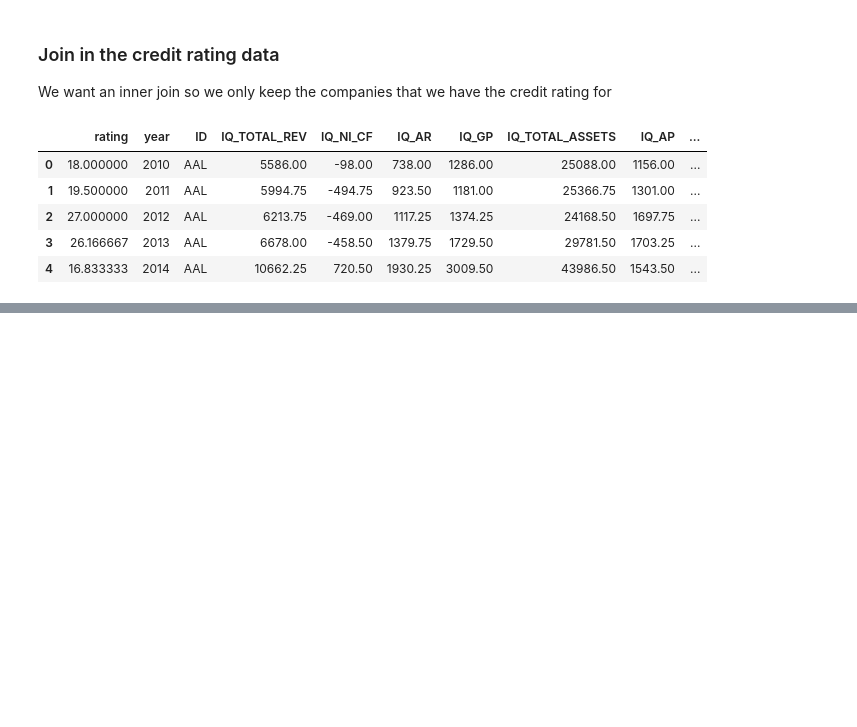
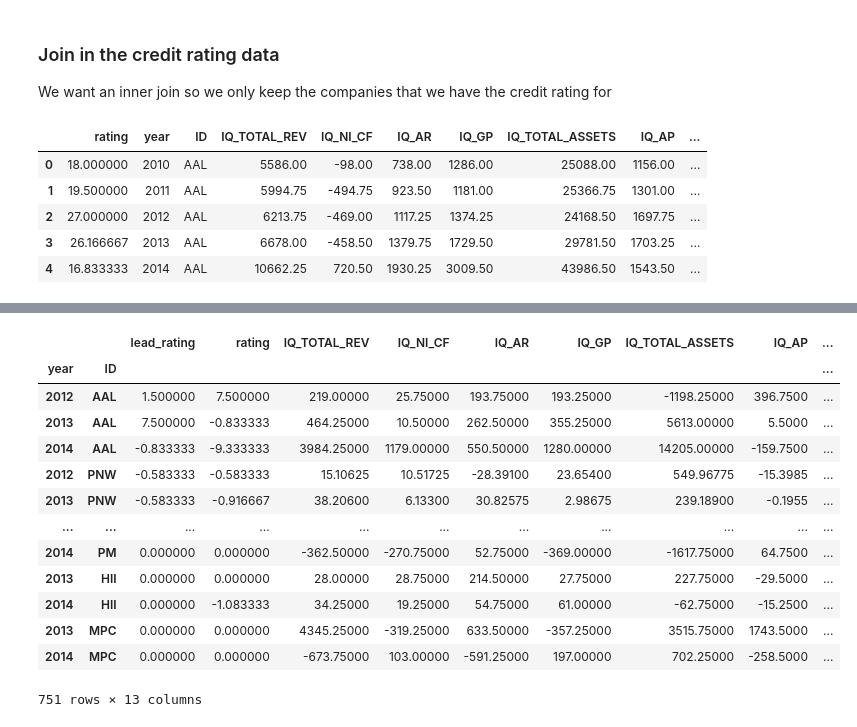
Before and after one commit to yedidv/credit_rating_predictions, a Jupyter notebook: model.ipynb, the cells around one changed output, grey strips where cells are left out. Cells and saved outputs as stored; diff of their text form; code cells hidden in the pictures; blank space fills up the shorter version.

```diff
--- a/model.ipynb
+++ b/model.ipynb
@@ -139,2 +125,26 @@ train_x, test_x, train_y, test_y = train_test_split(
+# %%
+from sklearn.model_selection import train_test_split
+
+## Split into x and y
+x = tot_df_clean.drop(['lead_rating'], axis = 1)
+
+lead_rating = tot_df_clean['lead_rating'].to_numpy()
+
+lead_rating[lead_rating == 0] = 0
+lead_rating[(lead_rating > 0) & (lead_rating <= 1)] = 1
+lead_rating[(lead_rating < 0) & (lead_rating >= -1)] = -1
+lead_rating[lead_rating > 1] = 2
+lead_rating[lead_rating < -1] = -2
+tot_df_clean['lead_rating'] = lead_rating
+
+y = tot_df_clean['lead_rating']
+
+
+## Normalize the data, but we don't need to normalize the
+## dependent variable
+x = (x - x.mean()) / (x.std())
+
+## We'll set aside 5% of the data for testing
+train_x, test_x, train_y, test_y = train_test_split(x, y, train_size = 0.95)
 # %%
 from sklearn.model_selection import RepeatedStratifiedKFold
@@ -164,0 +202,17 @@ print(score)
+# %%
+tot_df_clean
+# %% [output]
+|  |  | lead_rating | rating | IQ_TOTAL_REV | IQ_NI_CF | IQ_AR | IQ_GP | IQ_TOTAL_ASSETS | IQ_AP | ... |
+| year | ID |  |  |  |  |  |  |  |  | ... |
+| 2012 | AAL | 1.500000 | 7.500000 | 219.00000 | 25.75000 | 193.75000 | 193.25000 | -1198.25000 | 396.7500 | ... |
+| 2013 | AAL | 7.500000 | -0.833333 | 464.25000 | 10.50000 | 262.50000 | 355.25000 | 5613.00000 | 5.5000 | ... |
+| 2014 | AAL | -0.833333 | -9.333333 | 3984.25000 | 1179.00000 | 550.50000 | 1280.00000 | 14205.00000 | -159.7500 | ... |
+| 2012 | PNW | -0.583333 | -0.583333 | 15.10625 | 10.51725 | -28.39100 | 23.65400 | 549.96775 | -15.3985 | ... |
+| 2013 | PNW | -0.583333 | -0.916667 | 38.20600 | 6.13300 | 30.82575 | 2.98675 | 239.18900 | -0.1955 | ... |
+| ... | ... | ... | ... | ... | ... | ... | ... | ... | ... | ... |
+| 2014 | PM | 0.000000 | 0.000000 | -362.50000 | -270.75000 | 52.75000 | -369.00000 | -1617.75000 | 64.7500 | ... |
+| 2013 | HII | 0.000000 | 0.000000 | 28.00000 | 28.75000 | 214.50000 | 27.75000 | 227.75000 | -29.5000 | ... |
+| 2014 | HII | 0.000000 | -1.083333 | 34.25000 | 19.25000 | 54.75000 | 61.00000 | -62.75000 | -15.2500 | ... |
+| 2013 | MPC | 0.000000 | 0.000000 | 4345.25000 | -319.25000 | 633.50000 | -357.25000 | 3515.75000 | 1743.5000 | ... |
+| 2014 | MPC | 0.000000 | 0.000000 | -673.75000 | 103.00000 | -591.25000 | 197.00000 | 702.25000 | -258.5000 | ... |
+751 rows × 13 columns
```
Also changed, not shown: parts of 7 cells of this notebook, 6 other files.
